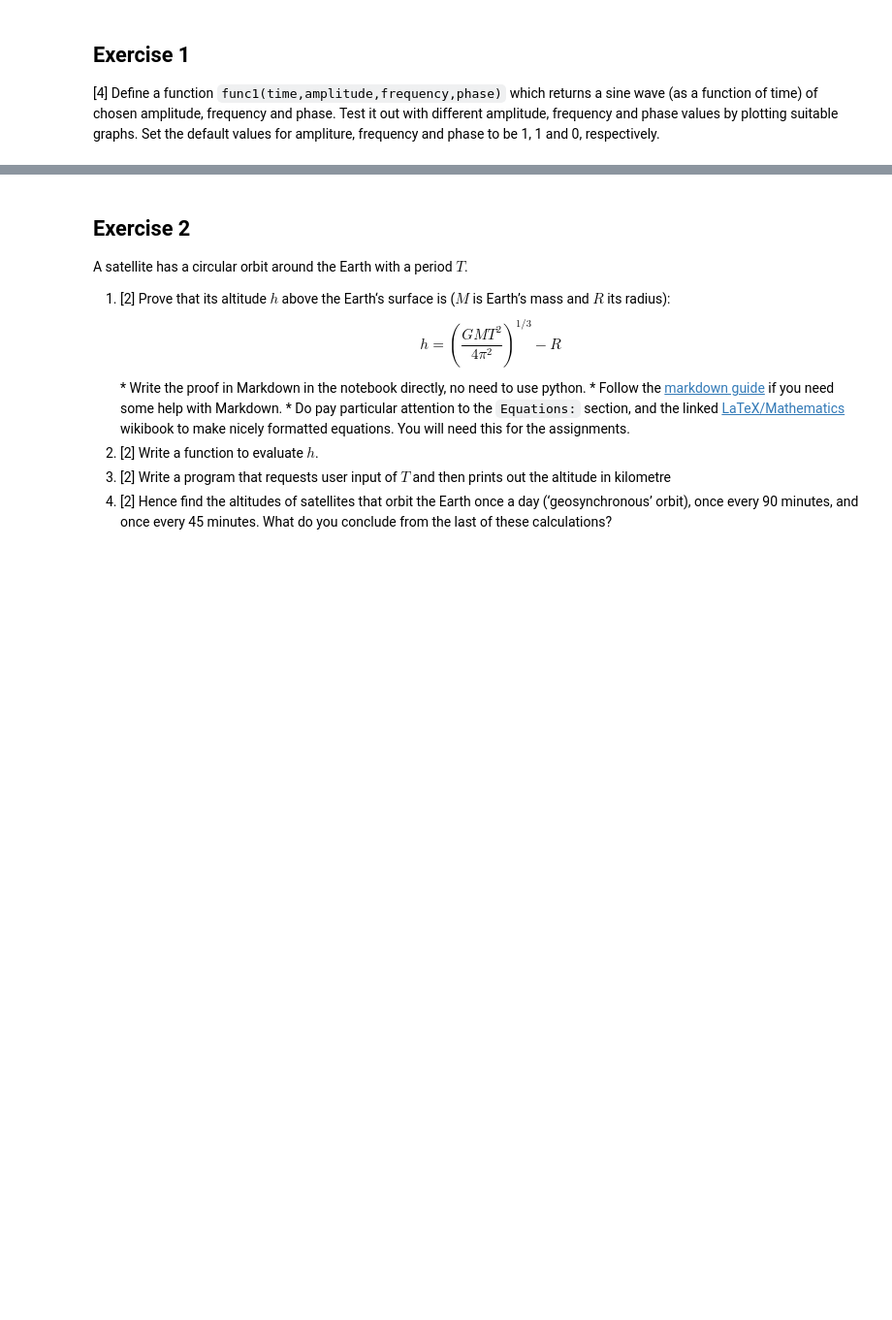
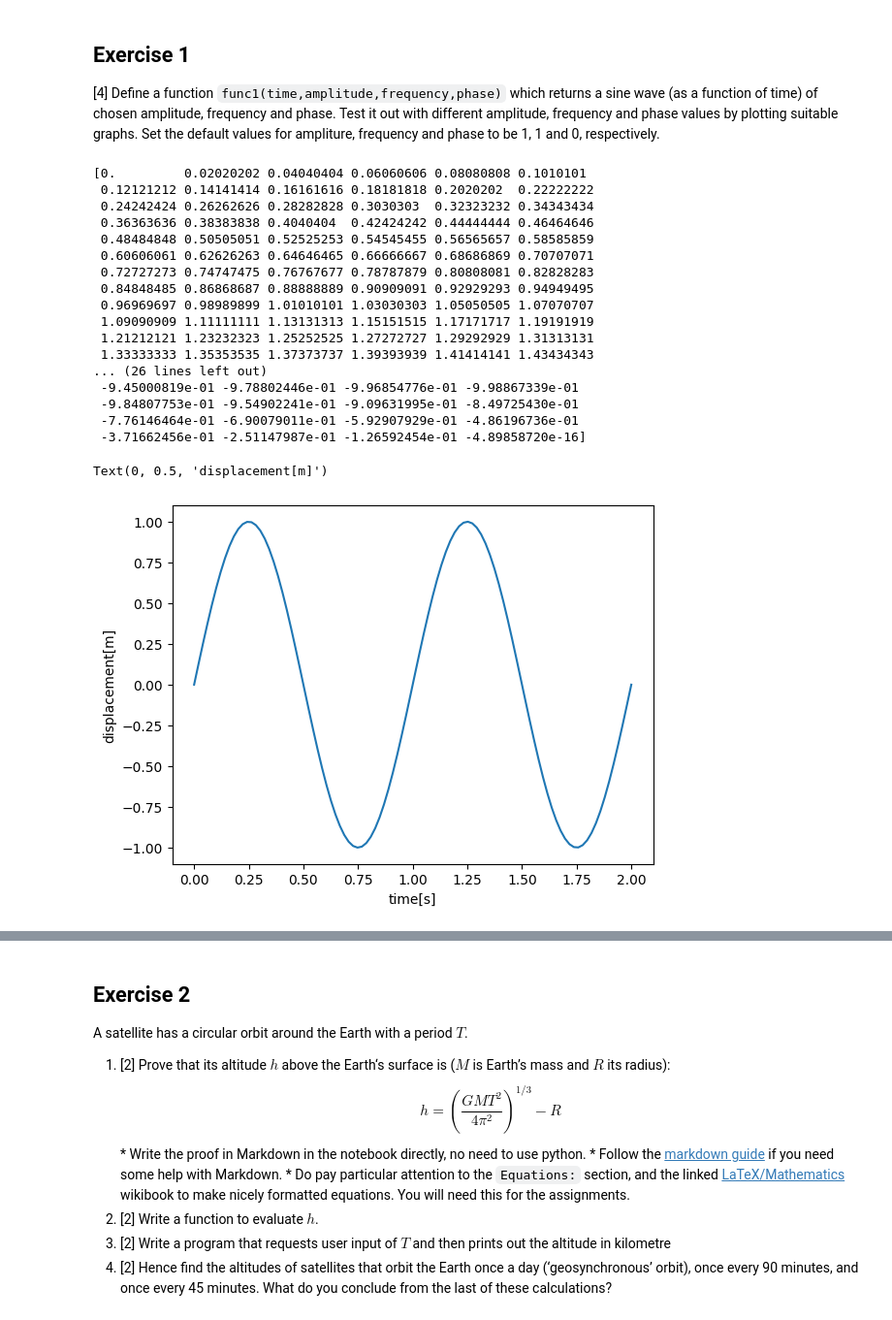
Before and after one commit to PX2145-2025/week-2-b-Morley-James, a Jupyter notebook: Functions.ipynb, the cells around one changed output, grey strips where cells are left out. Shown: that part at 97% size. Cells and saved outputs as stored; diff of their text form; code cells hidden in the pictures; blank space fills up the shorter version.

```diff
--- a/Functions.ipynb
+++ b/Functions.ipynb
@@ -287,0 +291,33 @@ Use the `anglesutils` module you just created to plot that function from $t=0\,\
+# %%
+def func1(time, amplitude = 1, frequency = 1, phase = 0):
+  """operates on the input to (time [s]) and output of numpy sin function
+  to vary the phase [rad], frequency [Hz] and amplitude [m] of the sin wave.
+  By default amplitude = 1m, frequency = 1Hz, phase = 0rad"""
+  return amplitude * sin((2 * pi * frequency * time) + phase)
+# %%
+time = np.linspace(0,2,100)
+print(time)
+print(func1(time))
+plt.plot(time,func1(time))
+plt.xlabel("time[s]")
+plt.ylabel("displacement[m]")
+# %% [output]
+[0.         0.02020202 0.04040404 0.06060606 0.08080808 0.1010101
+ 0.12121212 0.14141414 0.16161616 0.18181818 0.2020202  0.22222222
+ 0.24242424 0.26262626 0.28282828 0.3030303  0.32323232 0.34343434
+ 0.36363636 0.38383838 0.4040404  0.42424242 0.44444444 0.46464646
+ 0.48484848 0.50505051 0.52525253 0.54545455 0.56565657 0.58585859
+ 0.60606061 0.62626263 0.64646465 0.66666667 0.68686869 0.70707071
+ 0.72727273 0.74747475 0.76767677 0.78787879 0.80808081 0.82828283
+ 0.84848485 0.86868687 0.88888889 0.90909091 0.92929293 0.94949495
+ 0.96969697 0.98989899 1.01010101 1.03030303 1.05050505 1.07070707
+ 1.09090909 1.11111111 1.13131313 1.15151515 1.17171717 1.19191919
+ 1.21212121 1.23232323 1.25252525 1.27272727 1.29292929 1.31313131
+ 1.33333333 1.35353535 1.37373737 1.39393939 1.41414141 1.43434343
+... (26 lines left out)
+ -9.45000819e-01 -9.78802446e-01 -9.96854776e-01 -9.98867339e-01
+ -9.84807753e-01 -9.54902241e-01 -9.09631995e-01 -8.49725430e-01
+ -7.76146464e-01 -6.90079011e-01 -5.92907929e-01 -4.86196736e-01
+ -3.71662456e-01 -2.51147987e-01 -1.26592454e-01 -4.89858720e-16]
+Text(0, 0.5, 'displacement[m]')
+[figure, added]
```
Also changed, not shown: parts of 6 cells of this notebook.
